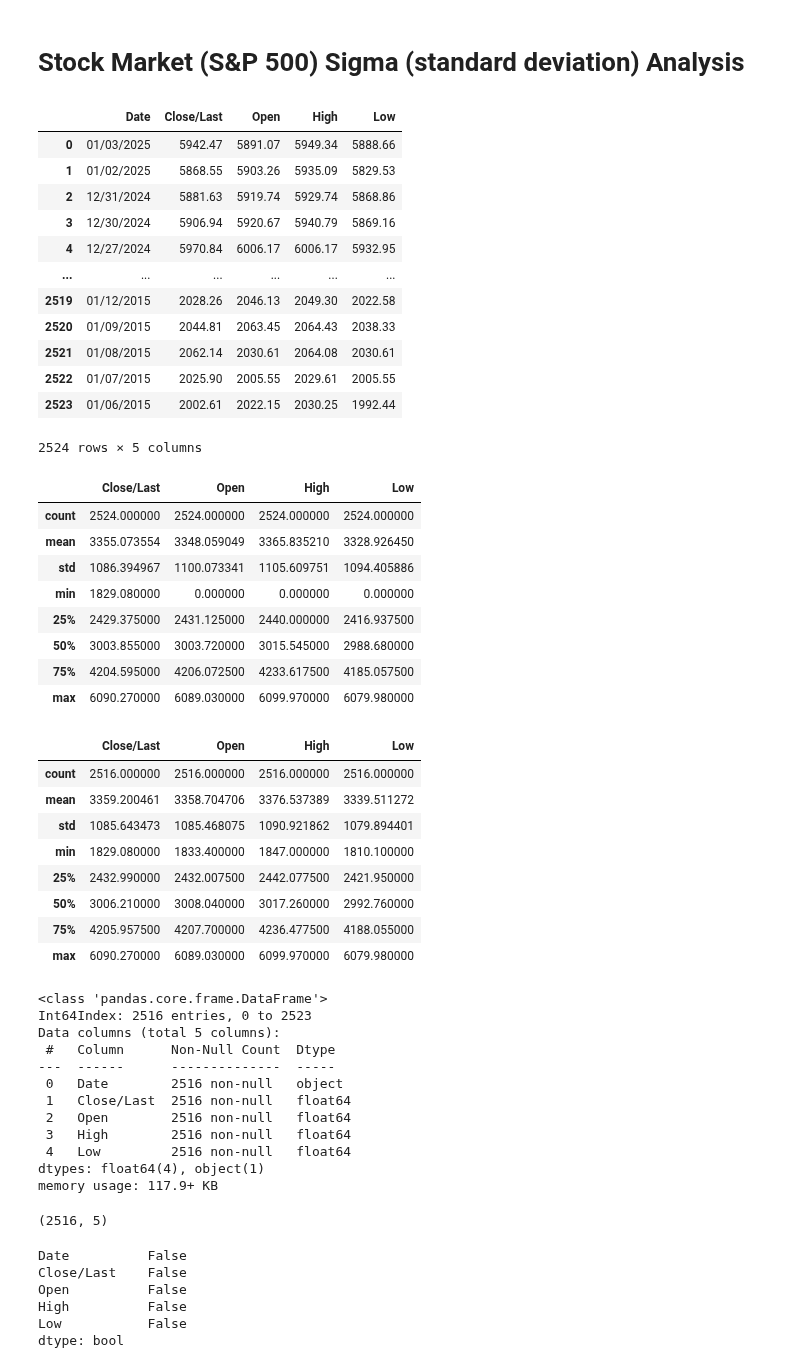
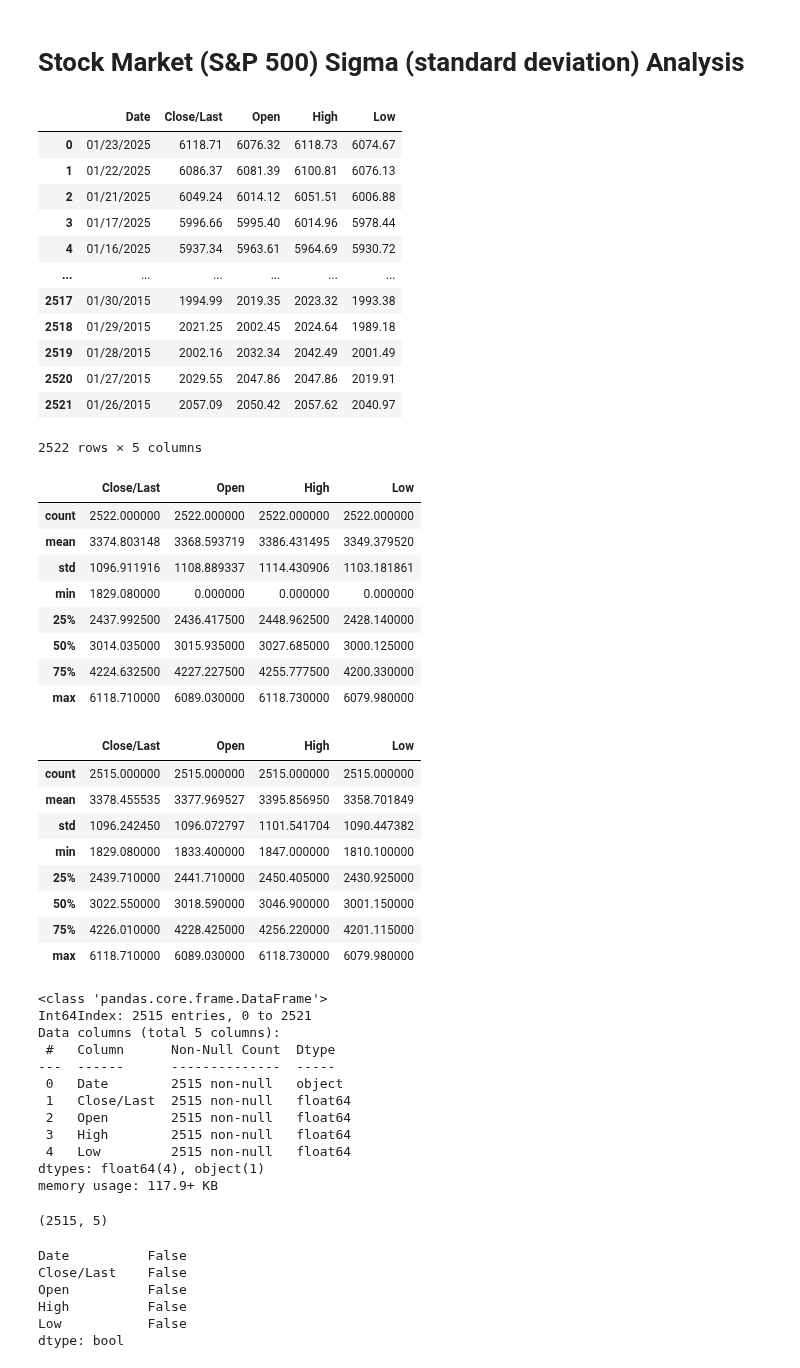
Before and after one commit to JohnBroberg/StockMarketSigma, a Jupyter notebook: StockMarketSigma.ipynb, the cells around one changed output. Saved outputs shown, nothing was run; the diff lists cells and outputs as text; code cells hidden in the pictures.

```diff
--- a/StockMarketSigma.ipynb
+++ b/StockMarketSigma.ipynb
@@ -4,58 +4,58 @@
 #created by John Broberg on 2022-05-29
 #inspired by "LET THE WILD RUMPUS BEGIN" by JEREMY GRANTHAM of GMO
 #ref. https://www.gmo.com/globalassets/articles/viewpoints/2022/gmo_let-the-wild-rumpus-begin_1-22.pdf
 
 #https://www.gmo.com/americas/research-library/entering-the-superbubbles-final-act/
 #"...superbubbles – 2.5 to 3 sigma events..."
 #"...ordinary 2 sigma bubbles..."
 #"Ordinary bubbles are, to us, those that reach a 2 sigma deviation from trend. Superbubbles reach 2.5 sigma or greater."
 
 #source data: https://www.nasdaq.com/market-activity/index/spx/historical
 
 #cd
 #cd git/StockMarketSigma
 #git pull https://github.com/JohnBroberg/StockMarketSigma.git
 
 #Get trendline equation
 #https://stackoverflow.com/questions/49460596/add-trendline-with-equation-in-2d-array
 #https://stackoverflow.com/questions/26447191/how-to-add-trendline-in-python-matplotlib-dot-scatter-graphs
 
 
 import pandas as pd
 import numpy as np
 import matplotlib.pyplot as plt
 import seaborn as sns
 
-data = 'HistoricalData_1736210985813.csv'
+data = 'HistoricalData_1737768375932.csv'
 df = pd.read_csv(data)
 
 df
 # %% [output]
 |  | Date | Close/Last | Open | High | Low |
-| 0 | 01/03/2025 | 5942.47 | 5891.07 | 5949.34 | 5888.66 |
-| 1 | 01/02/2025 | 5868.55 | 5903.26 | 5935.09 | 5829.53 |
-| 2 | 12/31/2024 | 5881.63 | 5919.74 | 5929.74 | 5868.86 |
-| 3 | 12/30/2024 | 5906.94 | 5920.67 | 5940.79 | 5869.16 |
-| 4 | 12/27/2024 | 5970.84 | 6006.17 | 6006.17 | 5932.95 |
+| 0 | 01/23/2025 | 6118.71 | 6076.32 | 6118.73 | 6074.67 |
+| 1 | 01/22/2025 | 6086.37 | 6081.39 | 6100.81 | 6076.13 |
+| 2 | 01/21/2025 | 6049.24 | 6014.12 | 6051.51 | 6006.88 |
+| 3 | 01/17/2025 | 5996.66 | 5995.40 | 6014.96 | 5978.44 |
+| 4 | 01/16/2025 | 5937.34 | 5963.61 | 5964.69 | 5930.72 |
 | ... | ... | ... | ... | ... | ... |
-| 2519 | 01/12/2015 | 2028.26 | 2046.13 | 2049.30 | 2022.58 |
-| 2520 | 01/09/2015 | 2044.81 | 2063.45 | 2064.43 | 2038.33 |
-| 2521 | 01/08/2015 | 2062.14 | 2030.61 | 2064.08 | 2030.61 |
-| 2522 | 01/07/2015 | 2025.90 | 2005.55 | 2029.61 | 2005.55 |
-| 2523 | 01/06/2015 | 2002.61 | 2022.15 | 2030.25 | 1992.44 |
+| 2517 | 01/30/2015 | 1994.99 | 2019.35 | 2023.32 | 1993.38 |
+| 2518 | 01/29/2015 | 2021.25 | 2002.45 | 2024.64 | 1989.18 |
+| 2519 | 01/28/2015 | 2002.16 | 2032.34 | 2042.49 | 2001.49 |
+| 2520 | 01/27/2015 | 2029.55 | 2047.86 | 2047.86 | 2019.91 |
+| 2521 | 01/26/2015 | 2057.09 | 2050.42 | 2057.62 | 2040.97 |
-2524 rows × 5 columns
+2522 rows × 5 columns
 # %%
 df.describe()
 # %% [output]
 |  | Close/Last | Open | High | Low |
-| count | 2524.000000 | 2524.000000 | 2524.000000 | 2524.000000 |
-| mean | 3355.073554 | 3348.059049 | 3365.835210 | 3328.926450 |
-| std | 1086.394967 | 1100.073341 | 1105.609751 | 1094.405886 |
+| count | 2522.000000 | 2522.000000 | 2522.000000 | 2522.000000 |
+| mean | 3374.803148 | 3368.593719 | 3386.431495 | 3349.379520 |
+| std | 1096.911916 | 1108.889337 | 1114.430906 | 1103.181861 |
 | min | 1829.080000 | 0.000000 | 0.000000 | 0.000000 |
-| 25% | 2429.375000 | 2431.125000 | 2440.000000 | 2416.937500 |
-| 50% | 3003.855000 | 3003.720000 | 3015.545000 | 2988.680000 |
-| 75% | 4204.595000 | 4206.072500 | 4233.617500 | 4185.057500 |
-| max | 6090.270000 | 6089.030000 | 6099.970000 | 6079.980000 |
+| 25% | 2437.992500 | 2436.417500 | 2448.962500 | 2428.140000 |
+| 50% | 3014.035000 | 3015.935000 | 3027.685000 | 3000.125000 |
+| 75% | 4224.632500 | 4227.227500 | 4255.777500 | 4200.330000 |
+| max | 6118.710000 | 6089.030000 | 6118.730000 | 6079.980000 |
 # %%
 #remove holidays (Open == 0)
 
@@ -63,33 +63,33 @@ df = df.loc[~(df['Open']==0)]
 df.describe()
 # %% [output]
 |  | Close/Last | Open | High | Low |
-| count | 2516.000000 | 2516.000000 | 2516.000000 | 2516.000000 |
-| mean | 3359.200461 | 3358.704706 | 3376.537389 | 3339.511272 |
-| std | 1085.643473 | 1085.468075 | 1090.921862 | 1079.894401 |
+| count | 2515.000000 | 2515.000000 | 2515.000000 | 2515.000000 |
+| mean | 3378.455535 | 3377.969527 | 3395.856950 | 3358.701849 |
+| std | 1096.242450 | 1096.072797 | 1101.541704 | 1090.447382 |
 | min | 1829.080000 | 1833.400000 | 1847.000000 | 1810.100000 |
-| 25% | 2432.990000 | 2432.007500 | 2442.077500 | 2421.950000 |
-| 50% | 3006.210000 | 3008.040000 | 3017.260000 | 2992.760000 |
-| 75% | 4205.957500 | 4207.700000 | 4236.477500 | 4188.055000 |
-| max | 6090.270000 | 6089.030000 | 6099.970000 | 6079.980000 |
+| 25% | 2439.710000 | 2441.710000 | 2450.405000 | 2430.925000 |
+| 50% | 3022.550000 | 3018.590000 | 3046.900000 | 3001.150000 |
+| 75% | 4226.010000 | 4228.425000 | 4256.220000 | 4201.115000 |
+| max | 6118.710000 | 6089.030000 | 6118.730000 | 6079.980000 |
 # %%
 df.info()
 # %% [output]
 <class 'pandas.core.frame.DataFrame'>
-Int64Index: 2516 entries, 0 to 2523
+Int64Index: 2515 entries, 0 to 2521
 Data columns (total 5 columns):
  #   Column      Non-Null Count  Dtype
 ---  ------      --------------  -----
- 0   Date        2516 non-null   object
- 1   Close/Last  2516 non-null   float64
- 2   Open        2516 non-null   float64
- 3   High        2516 non-null   float64
- 4   Low         2516 non-null   float64
+ 0   Date        2515 non-null   object
+ 1   Close/Last  2515 non-null   float64
+ 2   Open        2515 non-null   float64
+ 3   High        2515 non-null   float64
+ 4   Low         2515 non-null   float64
 dtypes: float64(4), object(1)
 memory usage: 117.9+ KB
 # %%
 df.shape
 # %% [output]
-(2516, 5)
+(2515, 5)
 # %%
 df.isnull().any()
 # %% [output]
```
Also changed, not shown: parts of 11 cells of this notebook, 2 other files.
